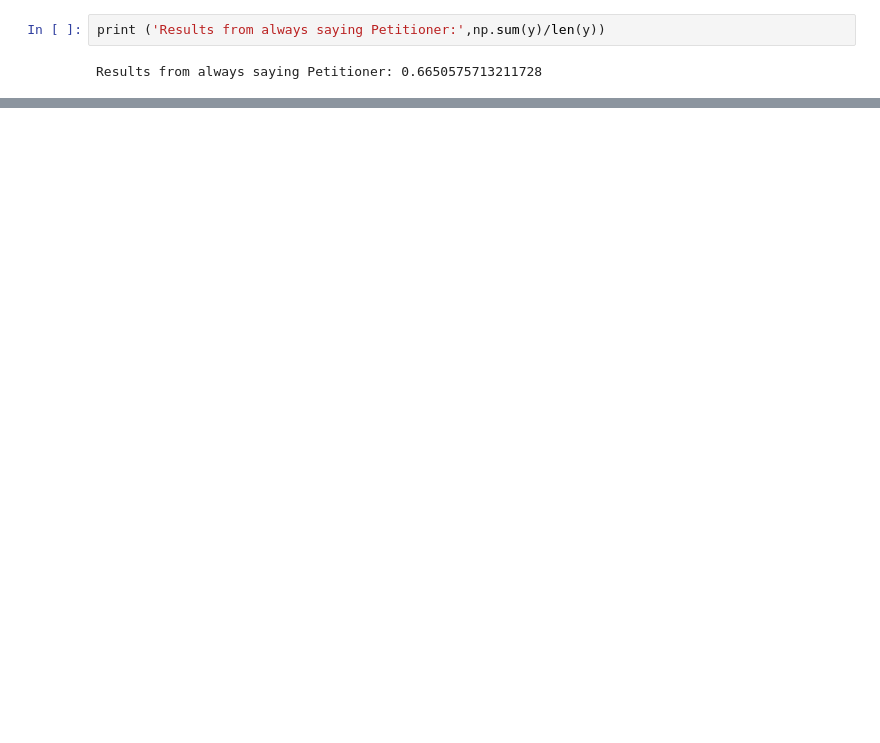
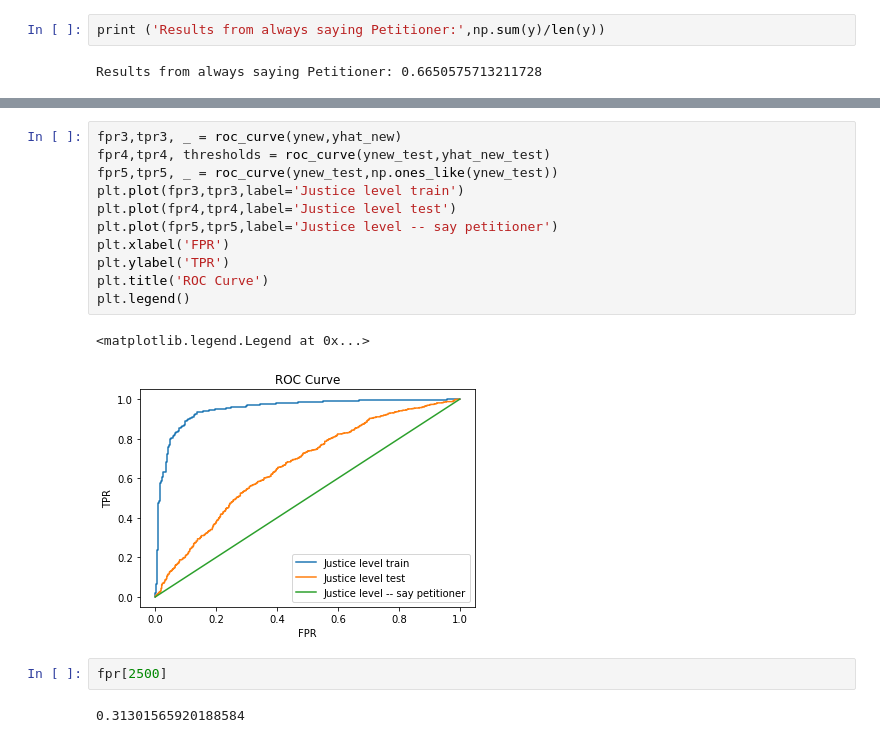
Before and after one commit to mbaumer/ruth-bader-ginsbot, a Jupyter notebook: notebooks/working_from_preprocessed_data.ipynb, the cells around one changed output, grey strips where cells are left out. Saved outputs shown, nothing was run; the diff lists cells and outputs as text; blank space fills up the shorter version.

```diff
--- a/notebooks/working_from_preprocessed_data.ipynb
+++ b/notebooks/working_from_preprocessed_data.ipynb
@@ -198,0 +249,18 @@ plt.legend()
+# %%
+fpr3,tpr3, _ = roc_curve(ynew,yhat_new)
+fpr4,tpr4, thresholds = roc_curve(ynew_test,yhat_new_test)
+fpr5,tpr5, _ = roc_curve(ynew_test,np.ones_like(ynew_test))
+plt.plot(fpr3,tpr3,label='Justice level train')
+plt.plot(fpr4,tpr4,label='Justice level test')
+plt.plot(fpr5,tpr5,label='Justice level -- say petitioner')
+plt.xlabel('FPR')
+plt.ylabel('TPR')
+plt.title('ROC Curve')
+plt.legend()
+# %% [output]
+<matplotlib.legend.Legend at 0x...>
+[figure, added]
+# %%
+fpr[2500]
+# %% [output]
+0.31301565920188584
```
Also changed, not shown: parts of 26 cells of this notebook, 2 other files.
